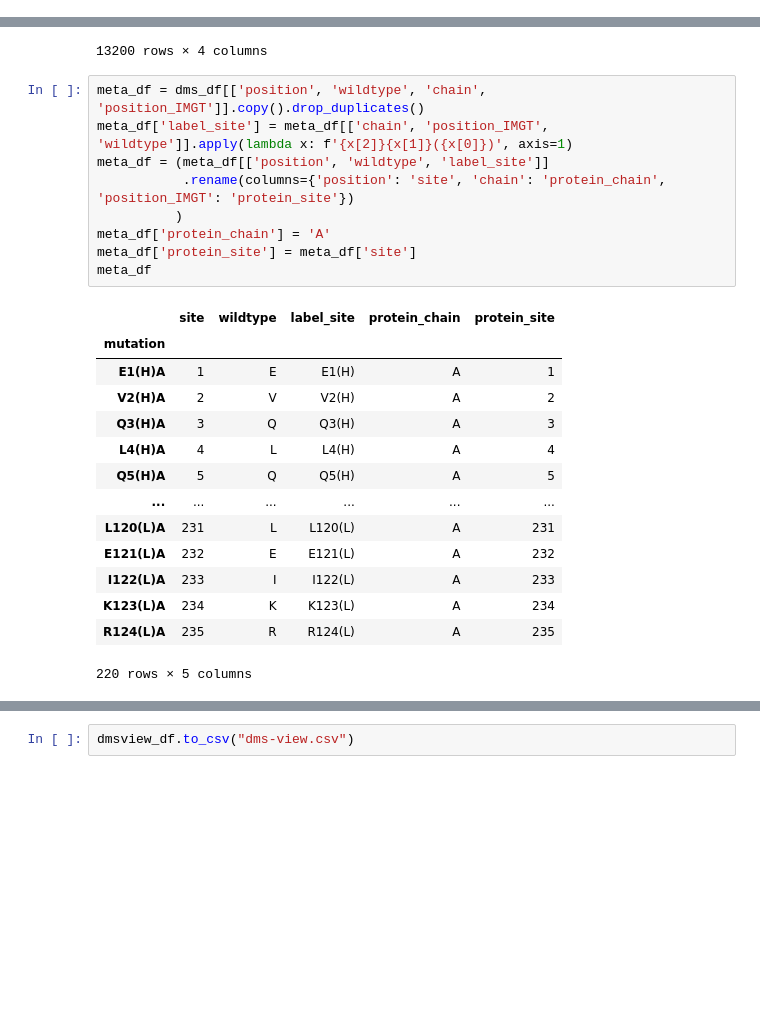
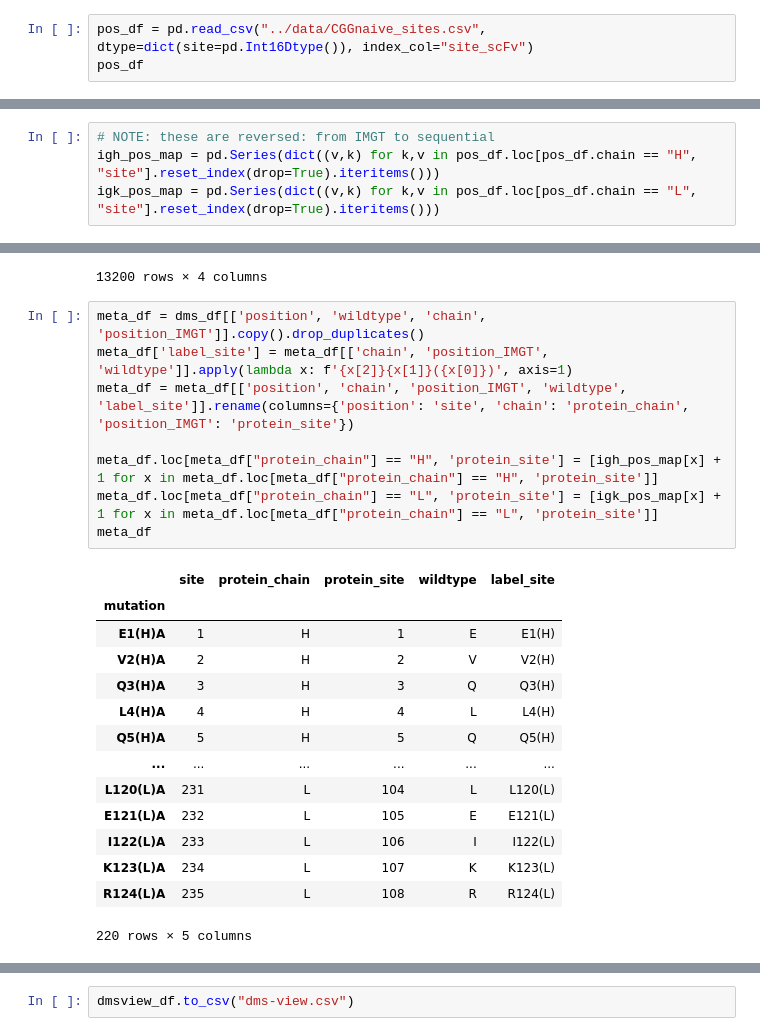
Before and after one commit to jbloomlab/Ab-CGGnaive_DMS, a Jupyter notebook: dms-view/dms-view.ipynb, the cells around one changed output, grey strips where cells are left out. Drawn from its saved outputs; the diff is of its cells as text; blank space fills up the shorter version.

Commit message:
fix protein_sites to match pdb

```diff
--- a/dms-view/dms-view.ipynb
+++ b/dms-view/dms-view.ipynb
@@ -26,3 +26,6 @@ dms_df
 | R124(L)W | CGG_naive | R | 235 | 124 | L | W | CGT | False | 10.48219 | ... |
 | R124(L)Y | CGG_naive | R | 235 | 124 | L | Y | CGT | False | 10.47297 | ... |
 4400 rows × 22 columns
+# %%
+pos_df = pd.read_csv("../data/CGGnaive_sites.csv", dtype=dict(site=pd.Int16Dtype()), index_col="site_scFv")
+pos_df
@@ -29,3 +47,7 @@ dms_df
+# %%
+# NOTE: these are reversed: from IMGT to sequential
+igh_pos_map = pd.Series(dict((v,k) for k,v in pos_df.loc[pos_df.chain == "H", "site"].reset_index(drop=True).iteritems()))
+igk_pos_map = pd.Series(dict((v,k) for k,v in pos_df.loc[pos_df.chain == "L", "site"].reset_index(drop=True).iteritems()))
 # %%
 site_df = (dms_df[['position', 'delta_bind', 'delta_expr', 'delta_psr']]
            .melt(id_vars=['position'], var_name='condition')
@@ -81,26 +103,25 @@ mut_df
 # %%
 meta_df = dms_df[['position', 'wildtype', 'chain', 'position_IMGT']].copy().drop_duplicates()
 meta_df['label_site'] = meta_df[['chain', 'position_IMGT', 'wildtype']].apply(lambda x: f'{x[2]}{x[1]}({x[0]})', axis=1)
-meta_df = (meta_df[['position', 'wildtype', 'label_site']]
-           .rename(columns={'position': 'site', 'chain': 'protein_chain', 'position_IMGT': 'protein_site'})
-          )
-meta_df['protein_chain'] = 'A'
-meta_df['protein_site'] = meta_df['site']
+meta_df = meta_df[['position', 'chain', 'position_IMGT', 'wildtype', 'label_site']].rename(columns={'position': 'site', 'chain': 'protein_chain', 'position_IMGT': 'protein_site'})
+
+meta_df.loc[meta_df["protein_chain"] == "H", 'protein_site'] = [igh_pos_map[x] + 1 for x in meta_df.loc[meta_df["protein_chain"] == "H", 'protein_site']]
+meta_df.loc[meta_df["protein_chain"] == "L", 'protein_site'] = [igk_pos_map[x] + 1 for x in meta_df.loc[meta_df["protein_chain"] == "L", 'protein_site']]
 meta_df
 # %% [output]
-|  | site | wildtype | label_site | protein_chain | protein_site |
+|  | site | protein_chain | protein_site | wildtype | label_site |
 | mutation |  |  |  |  |  |
-| E1(H)A | 1 | E | E1(H) | A | 1 |
-| V2(H)A | 2 | V | V2(H) | A | 2 |
-| Q3(H)A | 3 | Q | Q3(H) | A | 3 |
-| L4(H)A | 4 | L | L4(H) | A | 4 |
-| Q5(H)A | 5 | Q | Q5(H) | A | 5 |
+| E1(H)A | 1 | H | 1 | E | E1(H) |
+| V2(H)A | 2 | H | 2 | V | V2(H) |
+| Q3(H)A | 3 | H | 3 | Q | Q3(H) |
+| L4(H)A | 4 | H | 4 | L | L4(H) |
+| Q5(H)A | 5 | H | 5 | Q | Q5(H) |
 | ... | ... | ... | ... | ... | ... |
-| L120(L)A | 231 | L | L120(L) | A | 231 |
-| E121(L)A | 232 | E | E121(L) | A | 232 |
-| I122(L)A | 233 | I | I122(L) | A | 233 |
-| K123(L)A | 234 | K | K123(L) | A | 234 |
-| R124(L)A | 235 | R | R124(L) | A | 235 |
+| L120(L)A | 231 | L | 104 | L | L120(L) |
+| E121(L)A | 232 | L | 105 | E | E121(L) |
+| I122(L)A | 233 | L | 106 | I | I122(L) |
+| K123(L)A | 234 | L | 107 | K | K123(L) |
+| R124(L)A | 235 | L | 108 | R | R124(L) |
 220 rows × 5 columns
 # %%
 dmsview_df = pd.merge(site_df, mut_df, how='outer').merge(meta_df, how='outer')
```
Also changed, not shown: parts of 2 cells of this notebook, 2 other files.
